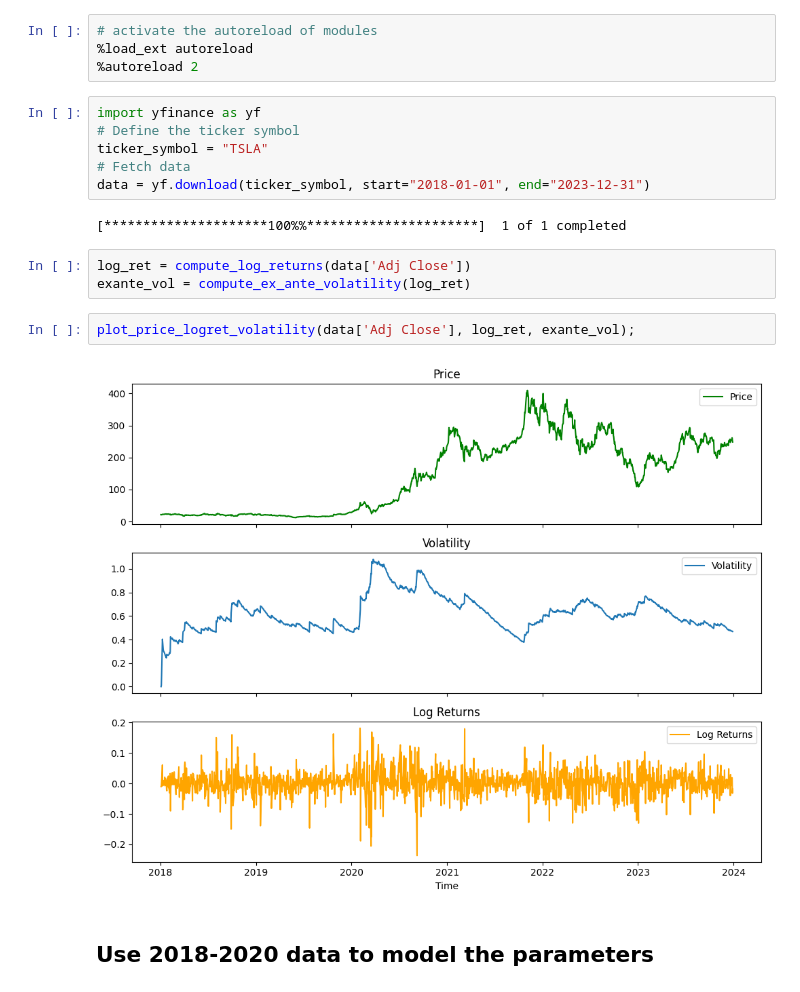
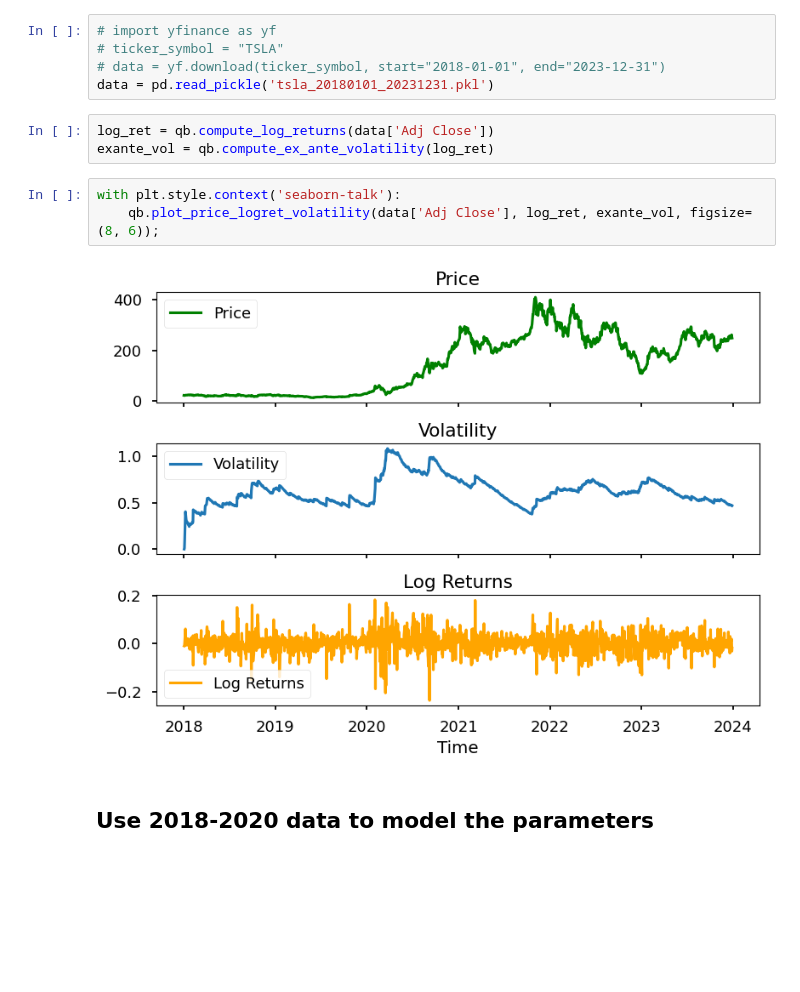
Before and after one commit to YimingZhang07/quantbullet, a Jupyter notebook: docs/research/momentum_dev.ipynb, the cells around one changed output. Saved outputs shown, nothing was run; the diff lists cells and outputs as text; blank space fills up the shorter version.

```diff
--- a/docs/research/momentum_dev.ipynb
+++ b/docs/research/momentum_dev.ipynb
@@ -30,21 +16,15 @@ importlib.reload(quantbullet.utils)
-# %%
-# activate the autoreload of modules
-%load_ext autoreload
-%autoreload 2
 # %%
-import yfinance as yf
-# Define the ticker symbol
-ticker_symbol = "TSLA"
-# Fetch data
-data = yf.download(ticker_symbol, start="2018-01-01", end="2023-12-31")
+# import yfinance as yf
+# ticker_symbol = "TSLA"
+# data = yf.download(ticker_symbol, start="2018-01-01", end="2023-12-31")
+data = pd.read_pickle('tsla_20180101_20231231.pkl')
-# %% [output]
-[*********************100%%**********************]  1 of 1 completed
 # %%
-log_ret = compute_log_returns(data['Adj Close'])
-exante_vol = compute_ex_ante_volatility(log_ret)
+log_ret = qb.compute_log_returns(data['Adj Close'])
+exante_vol = qb.compute_ex_ante_volatility(log_ret)
 # %%
-plot_price_logret_volatility(data['Adj Close'], log_ret, exante_vol);
+with plt.style.context('seaborn-talk'):
+    qb.plot_price_logret_volatility(data['Adj Close'], log_ret, exante_vol, figsize=(8, 6));
 # %% [output]
-[figure, old version]
+[figure, new version]
 # %% [markdown]
 ## Use 2018-2020 data to model the parameters
```
Also changed, not shown: parts of 50 cells of this notebook, 7 other files.
